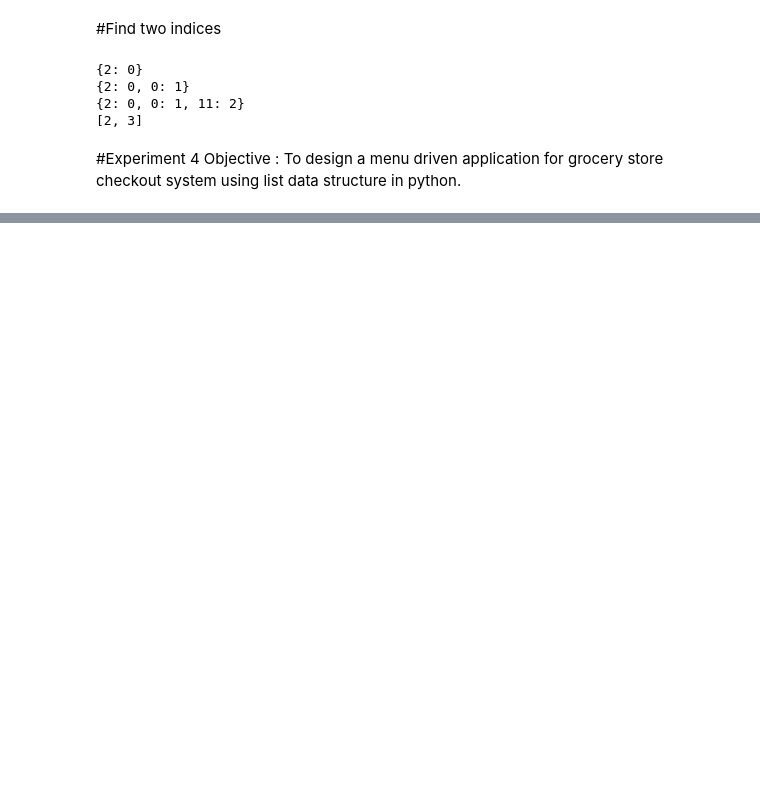
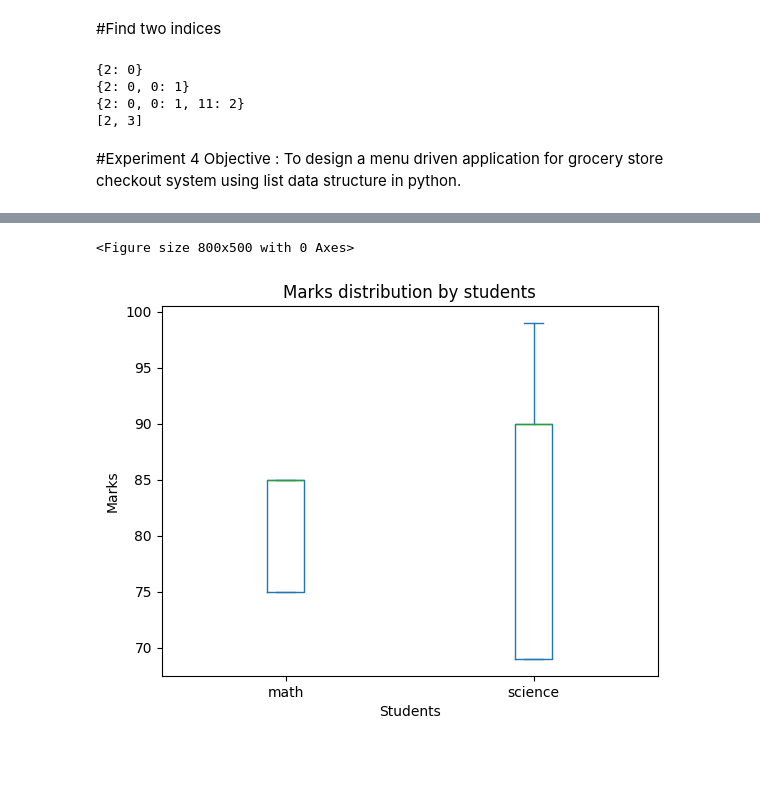
Before and after one commit to Aneesh2507/MED23CL202, a Jupyter notebook: python_med.ipynb, the cells around one changed output, grey strips where cells are left out. Cells and saved outputs as stored; diff of their text form; code cells hidden in the pictures; blank space fills up the shorter version.

```diff
--- a/python_med.ipynb
+++ b/python_med.ipynb
@@ -288,0 +595,12 @@ Objective : To design a menu driven application for grocery store checkout syste
+# %%
+plt.figure(figsize=(8,5))
+data[["math","science"]].plot(kind="box")
+plt.title("Marks distribution by students")
+plt.xlabel("Students")
+plt.ylabel("Marks")
+plt.show()
+# %% [output]
+<Figure size 800x500 with 0 Axes>
+[figure, added]
+# %% [markdown]
+#
```
Also changed, not shown: parts of 55 cells of this notebook.
